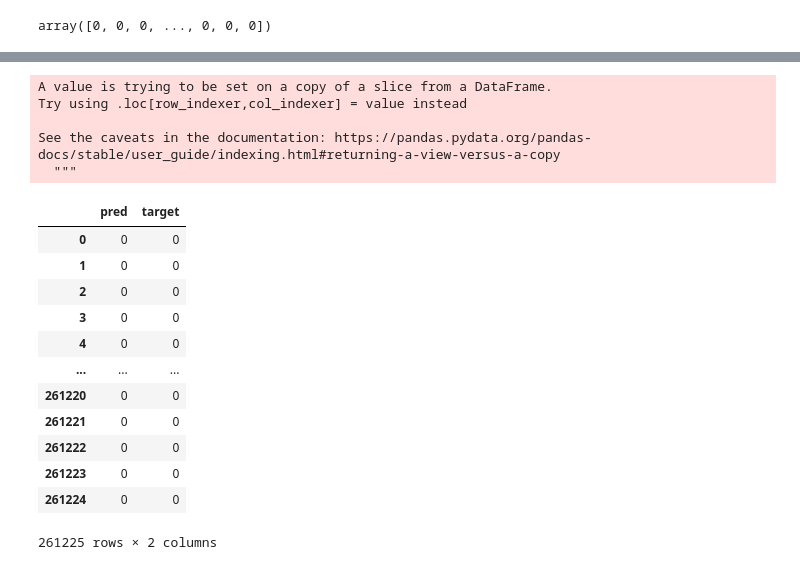
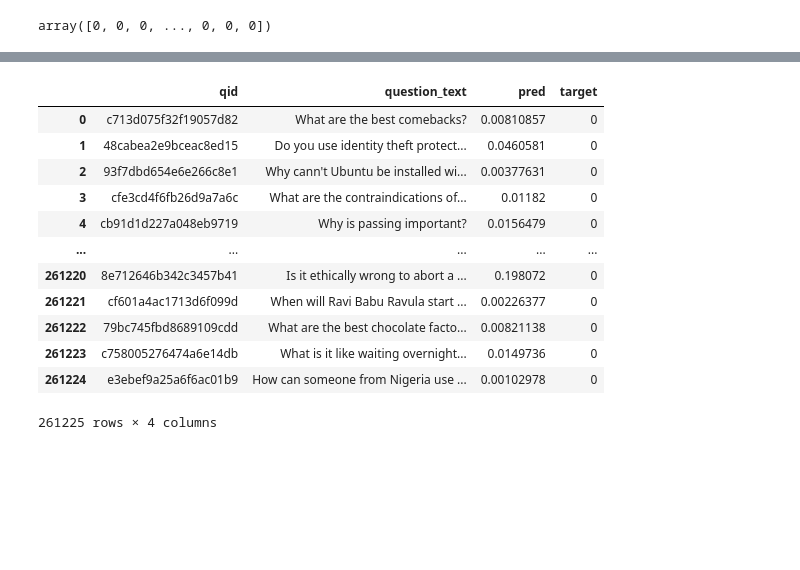
Before and after one commit to orgoca/W207FinalProject, a Jupyter notebook: Project2EDA.ipynb, the cells around one changed output, grey strips where cells are left out. Drawn from its saved outputs; the diff is of its cells as text; code cells hidden in the pictures; blank space fills up the shorter version.

```diff
--- a/Project2EDA.ipynb
+++ b/Project2EDA.ipynb
@@ -193,29 +136,27 @@ summaryDF
-# %%
-confusionMatrixDF = summaryDF[['pred', 'target']]
-
-#Tried -by hand- values between 0.5:1.0 and 0.2 produced the best F1 score
-
-confusionMatrixDF['pred'] = np.where(confusionMatrixDF['pred'] > 0.2, 1, 0)
-
-confusionMatrixDF
-# %% [output]
-A value is trying to be set on a copy of a slice from a DataFrame.
-Try using .loc[row_indexer,col_indexer] = value instead
-
-See the caveats in the documentation: https://pandas.pydata.org/pandas-docs/stable/user_guide/indexing.html#returning-a-view-versus-a-copy
-  """
-|  | pred | target |
-| 0 | 0 | 0 |
-| 1 | 0 | 0 |
-| 2 | 0 | 0 |
-| 3 | 0 | 0 |
-| 4 | 0 | 0 |
-| ... | ... | ... |
-| 261220 | 0 | 0 |
-| 261221 | 0 | 0 |
-| 261222 | 0 | 0 |
-| 261223 | 0 | 0 |
-| 261224 | 0 | 0 |
-261225 rows × 2 columns
+# %%
+testPredictProb = [i[1] for i in lr_clf.predict_proba(vTest)]
+testPredict = lr_clf.predict(vTest)
+columnNames = {'0':'qid', '1':'question_text', 'Unnamed 0': 'pred', '3': 'target'}
+summaryDF = pd.DataFrame(data=[miniTest.qid,
+                               miniTest.question_text,
+                               pd.Series(testPredictProb),
+                               miniTest.target]) \
+                               .T \
+                               .rename(columns=columnNames)
+summaryDF
+# %% [output]
+|  | qid | question_text | pred | target |
+| 0 | c713d075f32f19057d82 | What are the best comebacks? | 0.00810857 | 0 |
+| 1 | 48cabea2e9bceac8ed15 | Do you use identity theft protect... | 0.0460581 | 0 |
+| 2 | 93f7dbd654e6e266c8e1 | Why cann't Ubuntu be installed wi... | 0.00377631 | 0 |
+| 3 | cfe3cd4f6fb26d9a7a6c | What are the contraindications of... | 0.01182 | 0 |
+| 4 | cb91d1d227a048eb9719 | Why is passing important? | 0.0156479 | 0 |
+| ... | ... | ... | ... | ... |
+| 261220 | 8e712646b342c3457b41 | Is it ethically wrong to abort a ... | 0.198072 | 0 |
+| 261221 | cf601a4ac1713d6f099d | When will Ravi Babu Ravula start ... | 0.00226377 | 0 |
+| 261222 | 79bc745fbd8689109cdd | What are the best chocolate facto... | 0.00821138 | 0 |
+| 261223 | c758005276474a6e14db | What is it like waiting overnight... | 0.0149736 | 0 |
+| 261224 | e3ebef9a25a6f6ac01b9 | How can someone from Nigeria use ... | 0.00102978 | 0 |
+261225 rows × 4 columns
 # %%
 #Compute baseline F1 Score (and other metrics)
```
Also changed, not shown: parts of 27 cells of this notebook.
